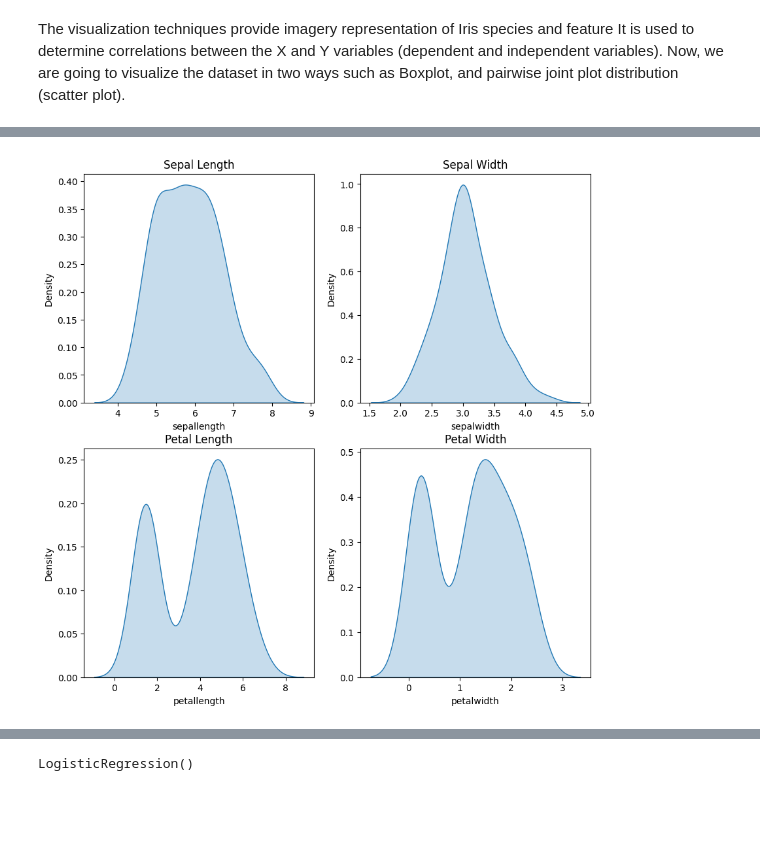
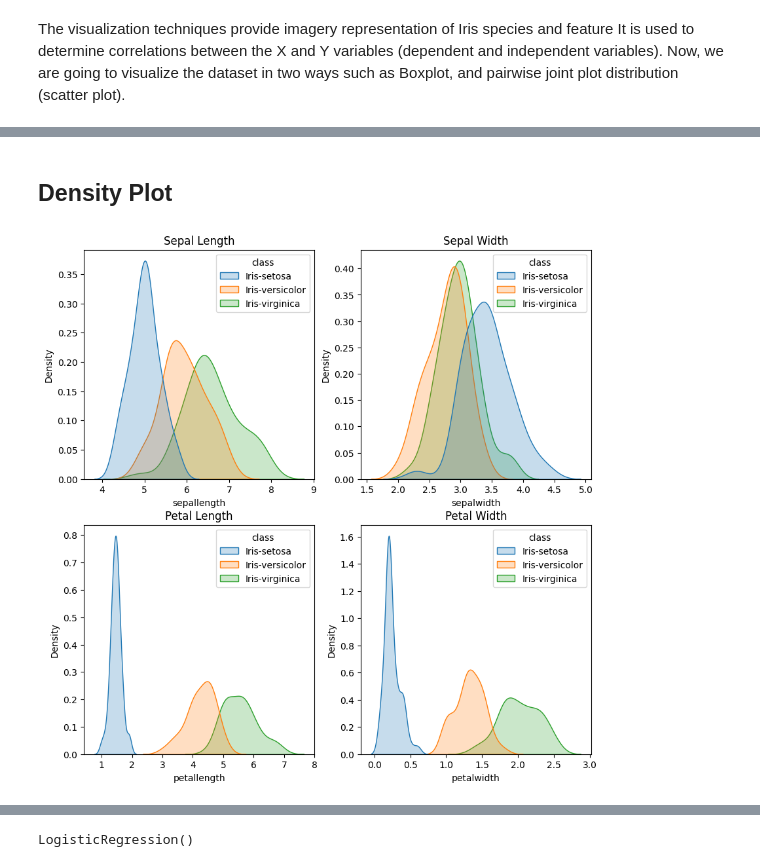
Before and after one commit to aukabir/Machine_Learning_project_1, a Jupyter notebook: MLproject_1_iris_Classifications.ipynb, the cells around one changed output, grey strips where cells are left out. Drawn from its saved outputs; the diff is of its cells as text; code cells hidden in the pictures; blank space fills up the shorter version.

```diff
--- a/MLproject_1_iris_Classifications.ipynb
+++ b/MLproject_1_iris_Classifications.ipynb
@@ -85,20 +115,22 @@ sns.boxplot(x='class',y='petalwidth',data=iris)
+# %% [markdown]
+## Density Plot
 # %%
 # kernel density estimation (KDE) plot
 fig, axs = plt.subplots(nrows=2, ncols=2, figsize=(10, 10))
 
 # Plot the density plot and histogram for each feature
-sns.kdeplot(ax=axs[0, 0], data=iris, x="sepallength", fill=True)
-sns.kdeplot(ax=axs[0, 1], data=iris, x="sepalwidth", fill=True)
-sns.kdeplot(ax=axs[1, 0], data=iris, x="petallength", fill=True)
-sns.kdeplot(ax=axs[1, 1], data=iris, x="petalwidth", fill=True)
+sns.kdeplot(ax=axs[0, 0], data=iris, x="sepallength", fill=True, hue='class')
+sns.kdeplot(ax=axs[0, 1], data=iris, x="sepalwidth", fill=True, hue='class')
+sns.kdeplot(ax=axs[1, 0], data=iris, x="petallength", fill=True, hue='class')
+sns.kdeplot(ax=axs[1, 1], data=iris, x="petalwidth", fill=True, hue='class')
 
 # Add titles to the subplots
 axs[0, 0].set_title("Sepal Length")
 axs[0, 1].set_title("Sepal Width")
 axs[1, 0].set_title("Petal Length")
 axs[1, 1].set_title("Petal Width")
 
 # Display the plots
 plt.show()
 # %% [output]
-[figure, old version]
+[figure, new version]
```
Also changed, not shown: parts of 42 cells of this notebook.
